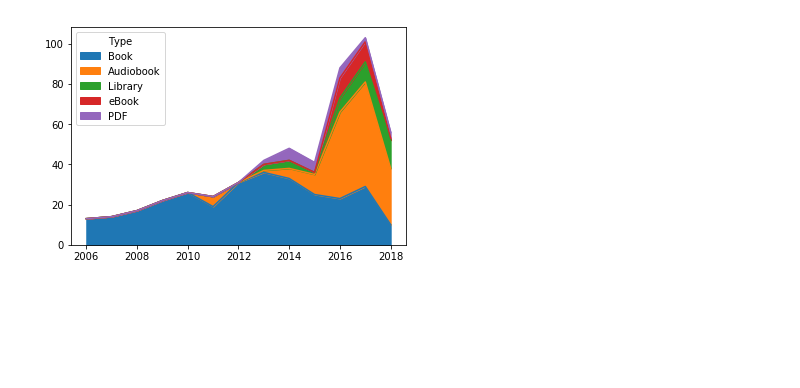
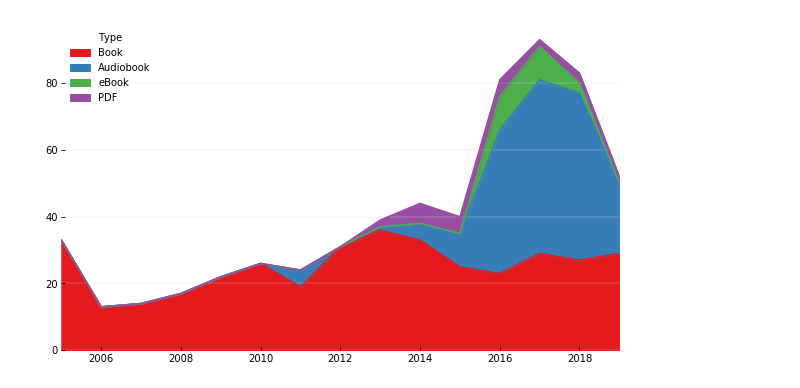
Before and after one commit to mkudija/mkudija.github.io, a Jupyter notebook: reading/Reading.ipynb, the cells around one changed output. Cells and saved outputs as stored; diff of their text form; code cells hidden in the pictures; blank space fills up the shorter version.

```diff
--- a/reading/Reading.ipynb
+++ b/reading/Reading.ipynb
@@ -21,0 +18,12 @@ df.tail()
+# %%
+df = pd.read_excel('reading.xlsx')#,converters = {'Title':str,
+#                                                 'Author':str,
+#                                                 'Type':str,
+#                                                 'Read':int,
+#                                                 'Published':int,
+#                                                 'Pages':int,
+#                                                 'Notes':str,
+#                                                 'Reflection':str})#.fillna('')
+df.Read = df.Read.fillna(9999).astype(int)
+df.Published = df.fillna(9999).Published.astype(int)
+df.head(20)
@@ -42,15 +102,16 @@ table.fillna('')
 # %%
 dfPlot = (df
  .groupby(['Read','Type'])
  .size()
  .unstack()
 )
-dfPlot = dfPlot[['Book','Audiobook','Library','eBook','PDF']]
+# dfPlot = dfPlot[['Book','Audiobook','Library','eBook','PDF']]
+dfPlot = dfPlot[['Book','Audiobook','eBook','PDF']]
 dfPlot.plot.area()
 
-plt.style.use('mag')
+plt.style.use('clean')
 plt.gca().set_xlabel('')
 plt.gca().xaxis.grid(False)
 # plt.savefig('chart.png', dpi = 350)
 # %% [output]
-[figure, old version]
+[figure, new version]
```
Also changed, not shown: parts of 8 cells of this notebook.
